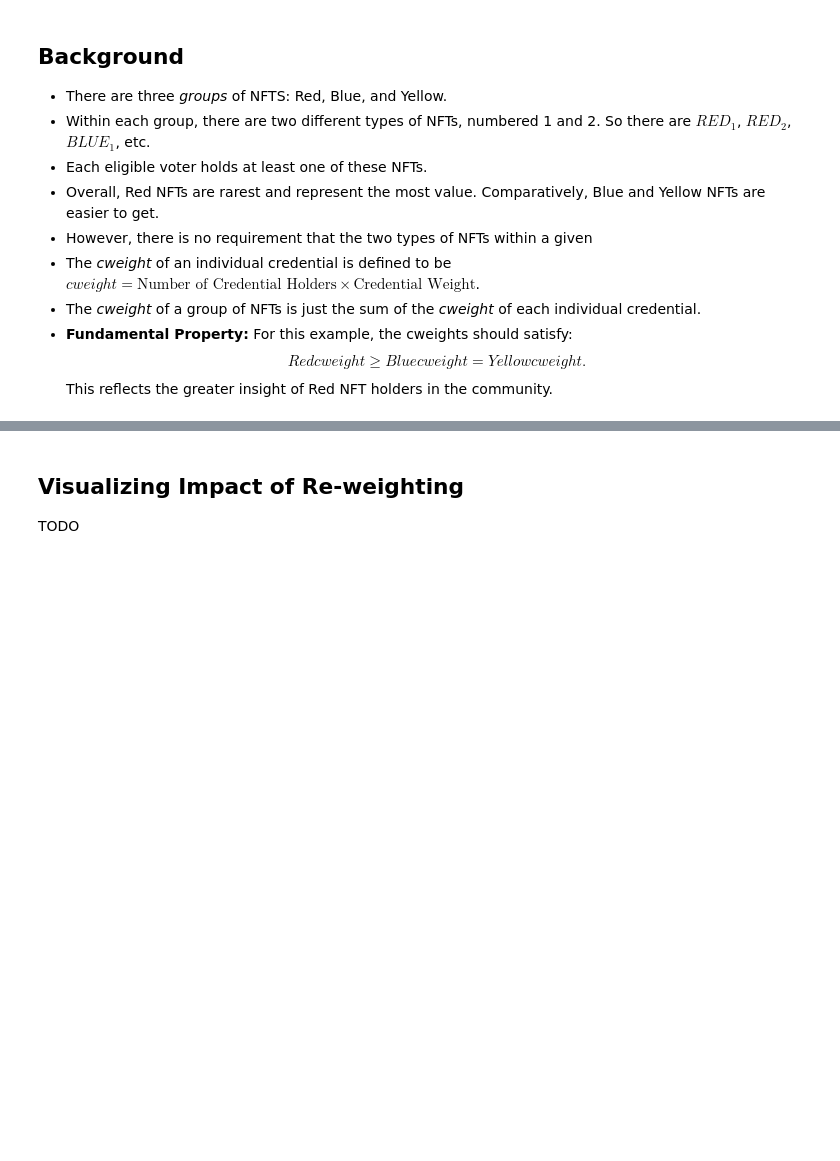
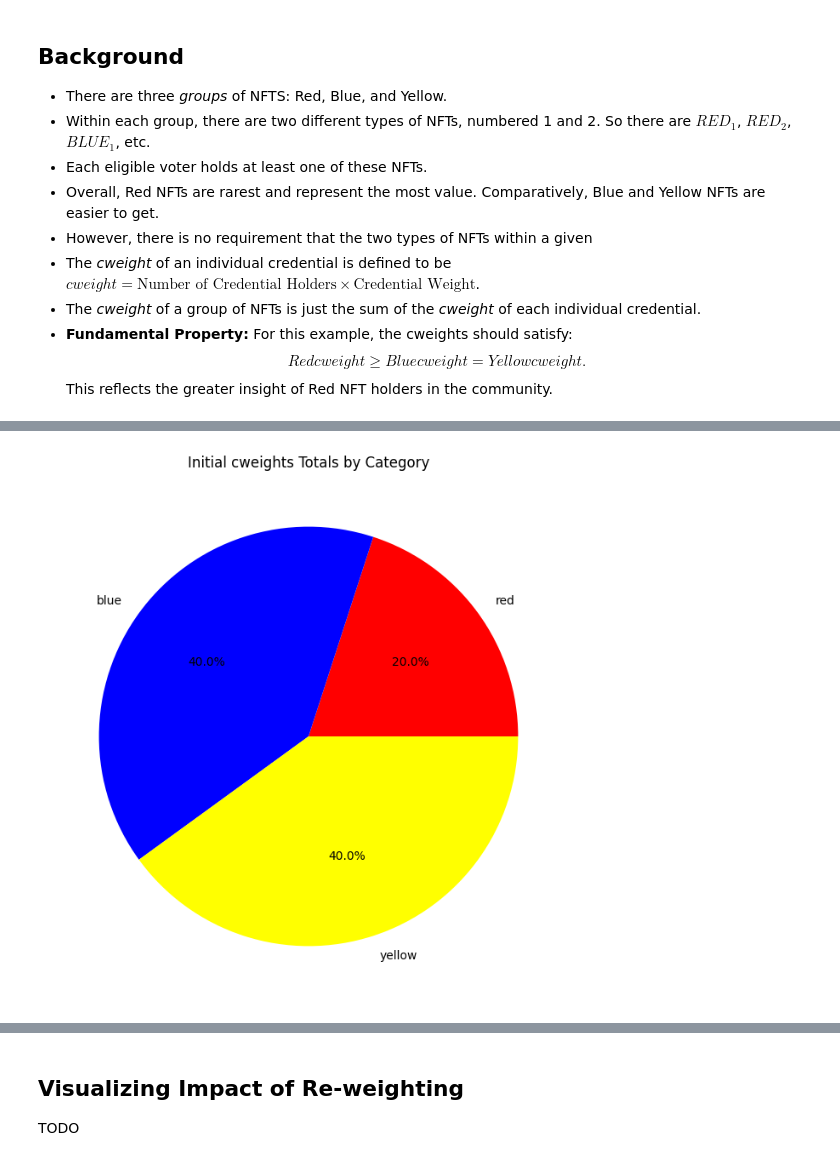
Before and after one commit to TE-Academy/Reputation-based_Weighted_Voting, a Jupyter notebook: notebooks/demonstration.ipynb, the cells around one changed output, grey strips where cells are left out. Cells and saved outputs as stored; diff of their text form; code cells hidden in the pictures; blank space fills up the shorter version.

```diff
--- a/notebooks/demonstration.ipynb
+++ b/notebooks/demonstration.ipynb
@@ -49,0 +115,22 @@ TODO
+# %%
+def calculate_cweight_totals(color_creds, initial_cweights):
+    return {
+        color: initial_cweights[creds].sum() for color, creds in color_creds.items()
+    }
+
+# Example usage
+color_creds = {
+    "red": ["red_1", "red_2"],
+    "blue": ["blue_1", "blue_2"],
+    "yellow": ["yellow_1", "yellow_2"]
+}
+
+initial_cweights_totals = calculate_cweight_totals(color_creds, initial_cweights)
+
+plt.figure(figsize=(10, 8))
+colors = ['red', 'blue', 'yellow']
+plt.pie(initial_cweights_totals.values(), labels=initial_cweights_totals.keys(), autopct='%1.1f%%', colors=colors)
+plt.title('Initial cweights Totals by Category')
+plt.show()
+# %% [output]
+[figure, added]
```
Also changed, not shown: parts of 20 cells of this notebook.
